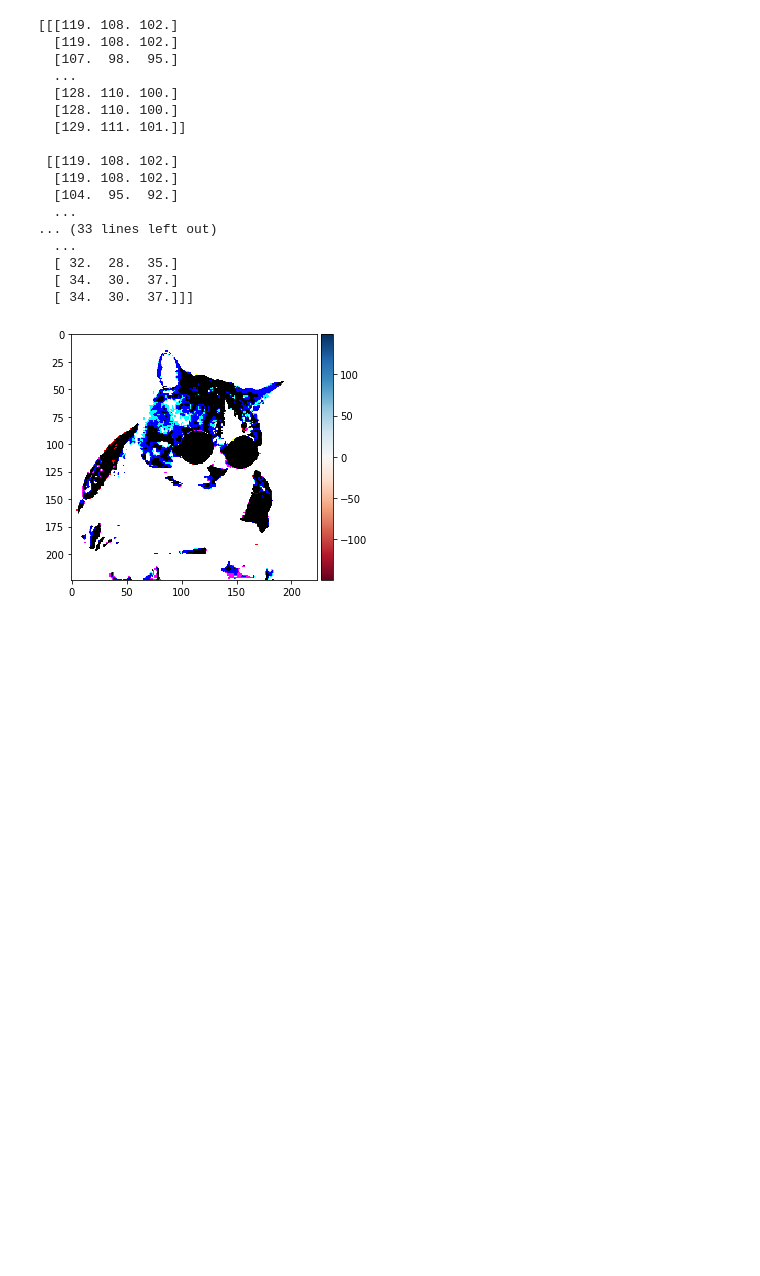
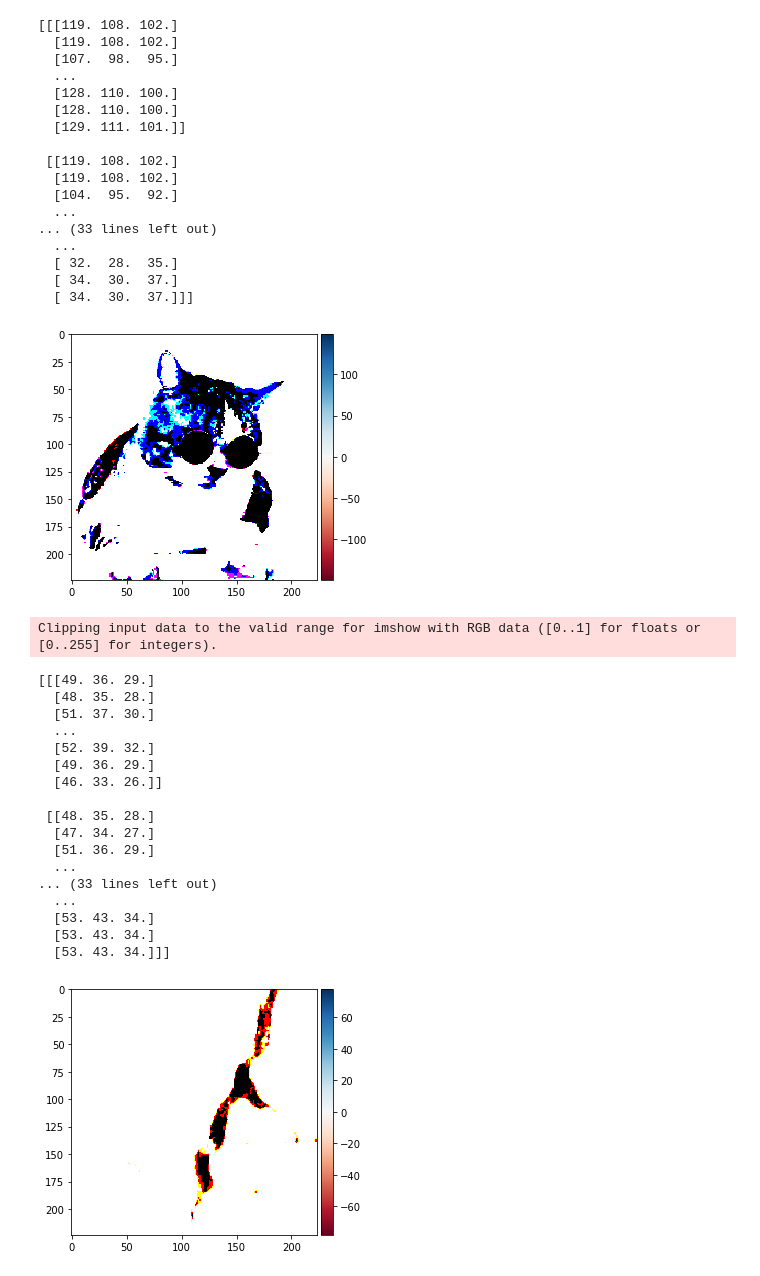
Before and after one commit to mayuravaani/PyTorch_Prac, a Jupyter notebook: ex4.ipynb, the cells around one changed output. Cells and saved outputs as stored; diff of their text form; code cells hidden in the pictures; blank space fills up the shorter version.

```diff
--- a/ex4.ipynb
+++ b/ex4.ipynb
@@ -181,3 +181,44 @@ Clipping input data to the valid range for imshow with RGB data ([0..1] for floa
   [ 34.  30.  37.]
   [ 34.  30.  37.]]]
 [figure]
+# %%
+import warnings
+import numpy as np
+file = os.path.join(os.path.abspath('.'), '00002.jpg')
+image = skimage.io.imread(file)
+if image.ndim != 3 or image.shape[2] != 3:
+    raise RuntimeError('input image must be in color')
+# resize
+image = skimage.transform.resize(image, [256, 256], mode='reflect', anti_aliasing=True)
+with warnings.catch_warnings():
+    warnings.simplefilter('ignore')
+    image = skimage.img_as_ubyte(image)
+# crop
+image = image[16:-16, 16:-16]
+# subtract the mean
+image = image.astype(np.float32) - np.array([124., 117., 104.], dtype=np.float32)
+# RGB to BGR
+image = image[:, :, ::-1]
+print(image)
+io.imshow(image)
+io.show()
+# %% [output]
+Clipping input data to the valid range for imshow with RGB data ([0..1] for floats or [0..255] for integers).
+[[[49. 36. 29.]
+  [48. 35. 28.]
+  [51. 37. 30.]
+  ...
+  [52. 39. 32.]
+  [49. 36. 29.]
+  [46. 33. 26.]]
+
+ [[48. 35. 28.]
+  [47. 34. 27.]
+  [51. 36. 29.]
+  ...
+... (33 lines left out)
+  ...
+  [53. 43. 34.]
+  [53. 43. 34.]
+  [53. 43. 34.]]]
+[figure, added]
```
Also changed, not shown: parts of 7 cells of this notebook, 6 other files.
